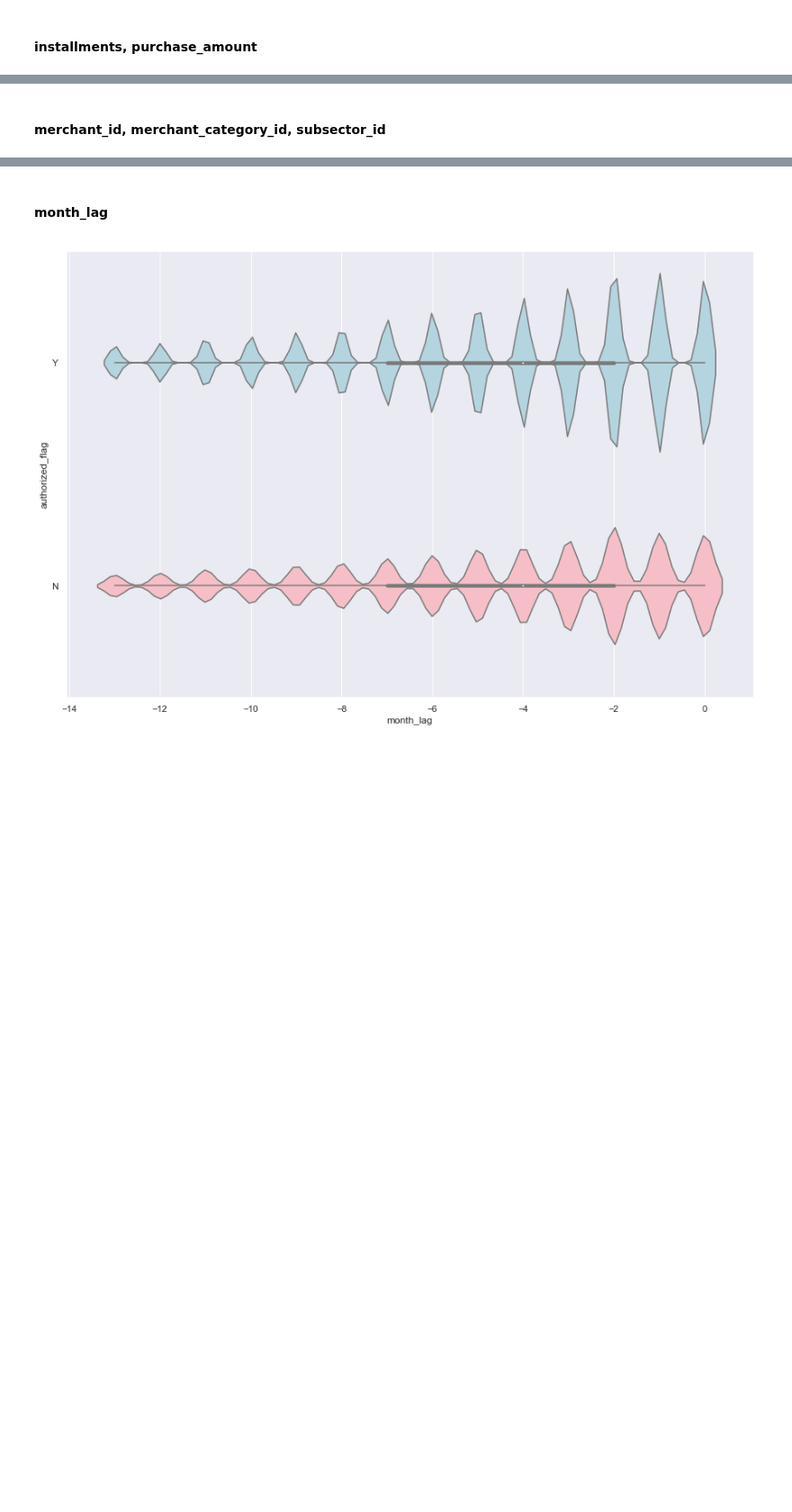
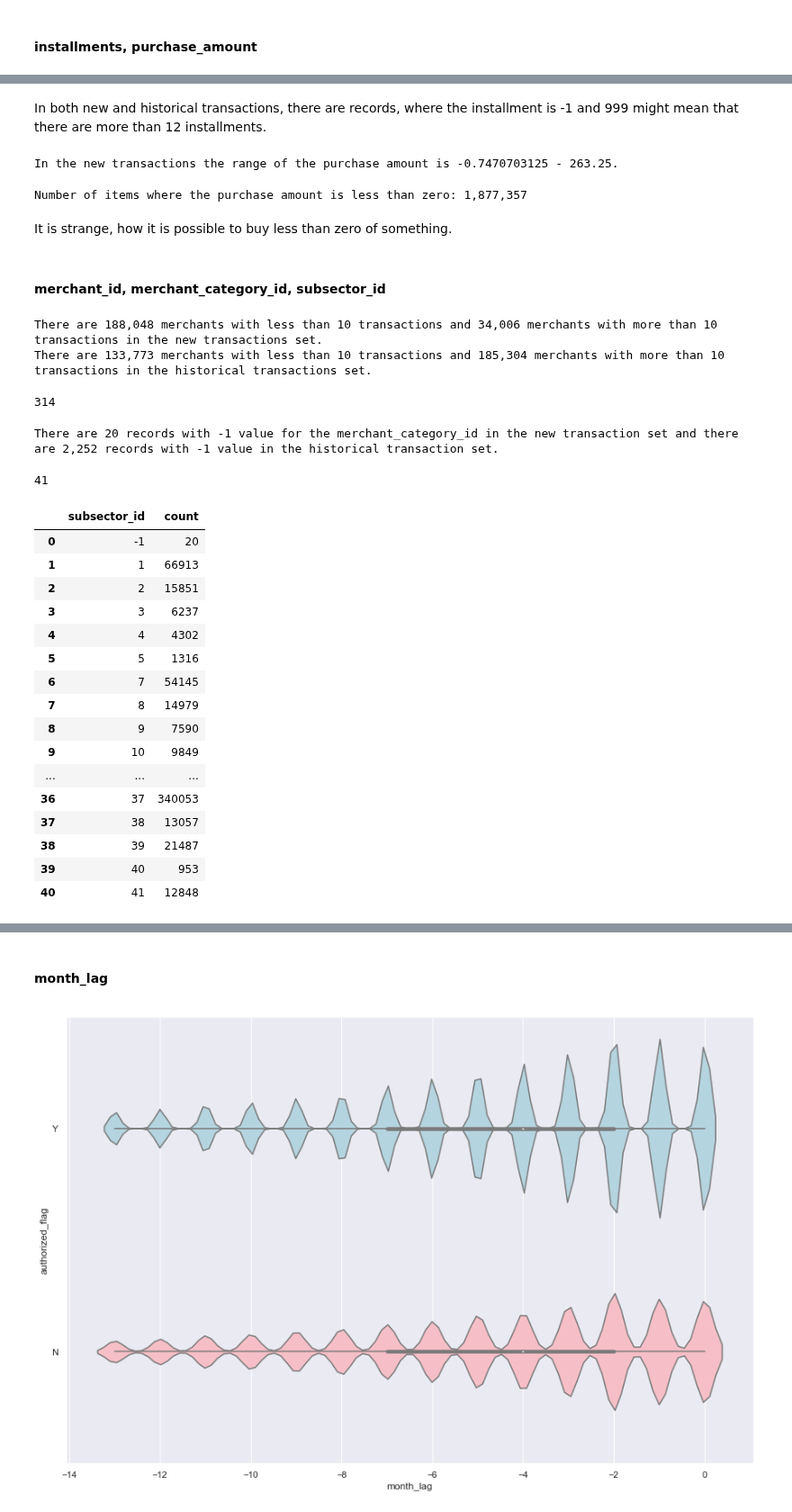
Before and after one commit to Zol-S/kaggle, a Jupyter notebook: Elo Merchant Category Recommendation/2_Descriptives.ipynb, the cells around one changed output, grey strips where cells are left out. Shown at 90% size. Saved outputs shown, nothing was run; the diff lists cells and outputs as text; code cells hidden in the pictures; blank space fills up the shorter version.

```diff
--- a/Elo Merchant Category Recommendation/2_Descriptives.ipynb
+++ b/Elo Merchant Category Recommendation/2_Descriptives.ipynb
@@ -538,2 +600,17 @@ TypeError: join() takes no keyword arguments
+# %% [markdown]
+In both new and historical transactions, there are records, where the installment is -1 and 999 might mean that there are more than 12 installments.
+# %%
+print('In the new transactions the range of the purchase amount is {} - {}.'.format(
+    df_new_trans['purchase_amount'].min(),
+    df_new_trans['purchase_amount'].max()
+))
+# %% [output]
+In the new transactions the range of the purchase amount is -0.7470703125 - 263.25.
+# %%
+print('Number of items where the purchase amount is less than zero: {:,}'.format(len(df_new_trans[df_new_trans['purchase_amount'] < 0]['purchase_amount'])))
+# %% [output]
+Number of items where the purchase amount is less than zero: 1,877,357
+# %% [markdown]
+It is strange, how it is possible to buy less than zero of something.
 # %% [markdown]
 #### merchant_id, merchant_category_id, subsector_id
@@ -539,0 +620,52 @@ TypeError: join() takes no keyword arguments
+# %%
+print('There are {0:,} merchants with less than {2} transactions and {1:,} merchants with more than {2} transactions in the new transactions set.'.format(
+    len(df_umn[df_umn['count'] < 10]),
+    len(df_umn[df_umn['count'] > 10]),
+    10
+))
+print('There are {0:,} merchants with less than {2} transactions and {1:,} merchants with more than {2} transactions in the historical transactions set.'.format(
+    len(df_umh[df_umh['count'] < 10]),
+    len(df_umh[df_umh['count'] > 10]),
+    10
+))
+# %% [output]
+There are 188,048 merchants with less than 10 transactions and 34,006 merchants with more than 10 transactions in the new transactions set.
+There are 133,773 merchants with less than 10 transactions and 185,304 merchants with more than 10 transactions in the historical transactions set.
+# %%
+len(df_new_trans['merchant_category_id'].unique())
+# %% [output]
+314
+# %%
+print('There are {:,} records with -1 value for the merchant_category_id in the new transaction set and there are {:,} records with -1 value in the historical transaction set.'.format(
+    len(df_new_trans[df_new_trans['merchant_category_id'] == -1]['merchant_category_id']),
+    len(df_hist_trans[df_hist_trans['merchant_category_id'] == -1]['merchant_category_id'])
+))
+# %% [output]
+There are 20 records with -1 value for the merchant_category_id in the new transaction set and there are 2,252 records with -1 value in the historical transaction set.
+# %%
+len(df_new_trans['subsector_id'].unique())
+# %% [output]
+41
+# %%
+df_ussn = df_new_trans.groupby("subsector_id").size().reset_index().rename({0:'count'}, axis=1)
+df_ussh = df_hist_trans.groupby("subsector_id").size().reset_index().rename({0:'count'}, axis=1)
+# %%
+df_ussn
+# %% [output]
+|  | subsector_id | count |
+| 0 | -1 | 20 |
+| 1 | 1 | 66913 |
+| 2 | 2 | 15851 |
+| 3 | 3 | 6237 |
+| 4 | 4 | 4302 |
+| 5 | 5 | 1316 |
+| 6 | 7 | 54145 |
+| 7 | 8 | 14979 |
+| 8 | 9 | 7590 |
+| 9 | 10 | 9849 |
+| ... | ... | ... |
+| 36 | 37 | 340053 |
+| 37 | 38 | 13057 |
+| 38 | 39 | 21487 |
+| 39 | 40 | 953 |
+| 40 | 41 | 12848 |
```
Also changed, not shown: parts of 12 cells of this notebook.
